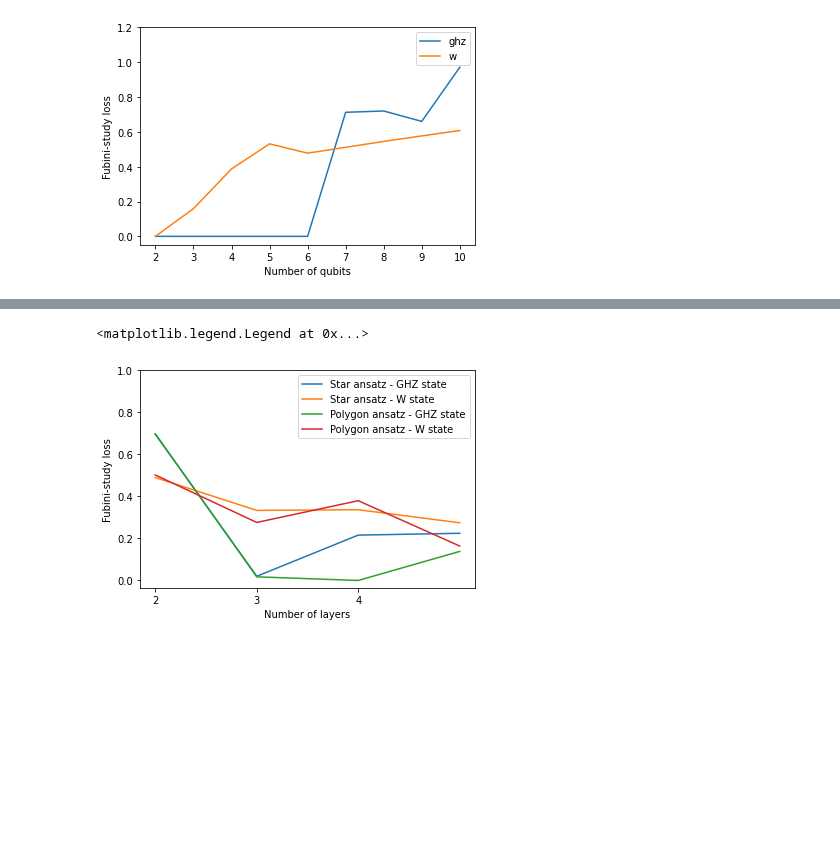
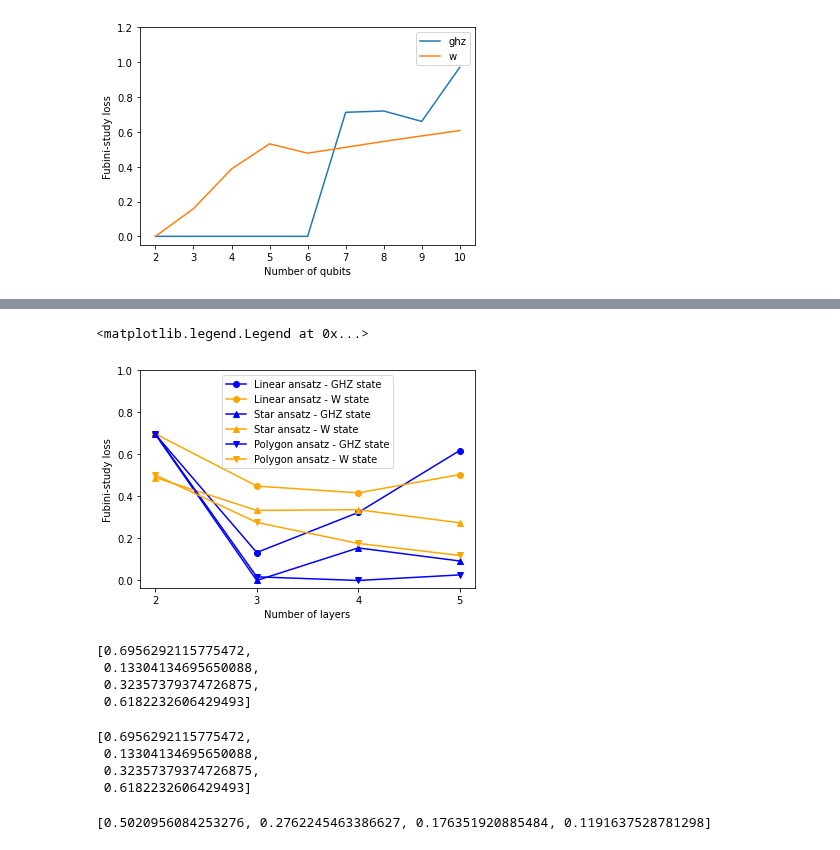
Before and after one commit to vutuanhai237/UC-VQA, a Jupyter notebook: codes/plot_compare_ansatz.ipynb, the cells around one changed output, grey strips where cells are left out. Saved outputs shown, nothing was run; the diff lists cells and outputs as text; code cells hidden in the pictures; blank space fills up the shorter version.

```diff
--- a/codes/plot_compare_ansatz.ipynb
+++ b/codes/plot_compare_ansatz.ipynb
@@ -127,3 +127,13 @@ get_loss('w', 'sgd')
 plt.show()
 # %% [output]
 [figure]
+# %%
+num_layers = range(2, 6)
+for i in num_layers:
+    if i == 2:
+        path = "../experiments/star_ansatz_ghz/7/loss_values_qng.csv"
+    else:
+        path = "../experiments/star_ansatz_ghz/7/loss_values_qng" + str(i) + ".csv"
+    loss = pd.read_csv(path, sep=",", header=None).to_numpy()
+    plt.plot(loss, label = i)
+plt.legend()
@@ -129,0 +143,10 @@ plt.show()
+# %%
+num_layers = range(2, 6)
+for i in num_layers:
+    if i == 2:
+        path = "../experiments/polygon_ansatz_w/7/loss_values_qng.csv"
+    else:
+        path = "../experiments/polygon_ansatz_w/7/loss_values_qng" + str(i) + ".csv"
+    loss = pd.read_csv(path, sep=",", header=None).to_numpy()[:100]
+    plt.plot(loss, label = i)
+plt.legend()
@@ -130,5 +156,5 @@ plt.show()
 # %%
-losss_polygon_ghz, losss_polygon_w, losss_star_ghz, losss_star_w = [], [], [], []
+losss_polygon_ghz, losss_polygon_w, losss_star_ghz, losss_star_w, losss_linear_ghz, losss_linear_w = [], [], [], [], [], []
 num_layers = range(2, 6)
 for i in num_layers:
     if i == 2:
@@ -139,36 +165,70 @@ for i in num_layers:
     losss_polygon_w.append(np.min(loss))
 for i in num_layers:
     if i == 2:
         path = "../experiments/polygon_ansatz_ghz/7/loss_values_qng.csv"
     else:
         path = "../experiments/polygon_ansatz_ghz/7/loss_values_qng" + str(i) + ".csv"
     loss = pd.read_csv(path, sep=",", header=None).to_numpy()
     losss_polygon_ghz.append(np.min(loss))
 for i in num_layers:
     if i == 2:
         path = "../experiments/star_ansatz_ghz/7/loss_values_qng.csv"
     else:
         path = "../experiments/star_ansatz_ghz/7/loss_values_qng" + str(i) + ".csv"
     loss = pd.read_csv(path, sep=",", header=None).to_numpy()
     losss_star_ghz.append(np.min(loss))
 for i in num_layers:
     if i == 2:
         path = "../experiments/star_ansatz_w/7/loss_values_qng.csv"
     else:
         path = "../experiments/star_ansatz_w/7/loss_values_qng" + str(i) + ".csv"
     loss = pd.read_csv(path, sep=",", header=None).to_numpy()
     losss_star_w.append(np.min(loss))
+for i in num_layers:
+    if i == 2:
+        path = "../experiments/linear_ansatz_ghz/7/loss_values_qng.csv"
+    else:
+        path = "../experiments/linear_ansatz_ghz/7/loss_values_qng" + str(i) + ".csv"
+    loss = pd.read_csv(path, sep=",", header=None).to_numpy()
+    losss_linear_ghz.append(np.min(loss))
+for i in num_layers:
+    if i == 2:
+        path = "../experiments/linear_ansatz_w/7/loss_values_qng.csv"
+    else:
+        path = "../experiments/linear_ansatz_w/7/loss_values_qng" + str(i) + ".csv"
+    loss = pd.read_csv(path, sep=",", header=None).to_numpy()
+    losss_linear_w.append(np.min(loss))
 
-plt.plot(num_layers, losss_star_ghz, label = 'Star ansatz - GHZ state')
-plt.plot(num_layers, losss_star_w, label = 'Star ansatz - W state')
-plt.plot(num_layers, losss_polygon_ghz, label = 'Polygon ansatz - GHZ state')
-plt.plot(num_layers, losss_polygon_w, label = 'Polygon ansatz - W state')
+plt.plot(num_layers, losss_linear_ghz, marker='o', color='blue', label = 'Linear ansatz - GHZ state')
+plt.plot(num_layers, losss_linear_w, marker='o', color='orange', label = 'Linear ansatz - W state')
+plt.plot(num_layers, losss_star_ghz, marker='^', color='blue', label = 'Star ansatz - GHZ state')
+plt.plot(num_layers, losss_star_w, marker='^', color='orange',label = 'Star ansatz - W state')
+plt.plot(num_layers, losss_polygon_ghz, marker='v', color='blue', label = 'Polygon ansatz - GHZ state')
+plt.plot(num_layers, losss_polygon_w, marker='v', color='orange', label = 'Polygon ansatz - W state')
 plt.xlabel('Number of layers')
-plt.xticks(np.arange(2, 5, 1))
+plt.xticks(np.arange(2, 6, 1))
 plt.yticks(np.arange(0, 1.2, 0.2))
 plt.ylabel('Fubini-study loss')
 # plt.title(reconstruted_state.upper() + ' state - ' + optimizer.upper() + ' optimizer')
 plt.legend()
 # %% [output]
 <matplotlib.legend.Legend at 0x...>
-[figure, old version]
+[figure, new version]
+# %%
+losss_linear_ghz
+# %% [output]
+[0.6956292115775472,
+ 0.13304134695650088,
+ 0.32357379374726875,
+ 0.6182232606429493]
+# %%
+losss_linear_w
+# %% [output]
+[0.6956292115775472,
+ 0.13304134695650088,
+ 0.32357379374726875,
+ 0.6182232606429493]
+# %%
+losss_polygon_w
+# %% [output]
+[0.5020956084253276, 0.2762245463386627, 0.176351920885484, 0.1191637528781298]
```
Also changed, not shown: parts of 2 cells of this notebook, 4 other files.
